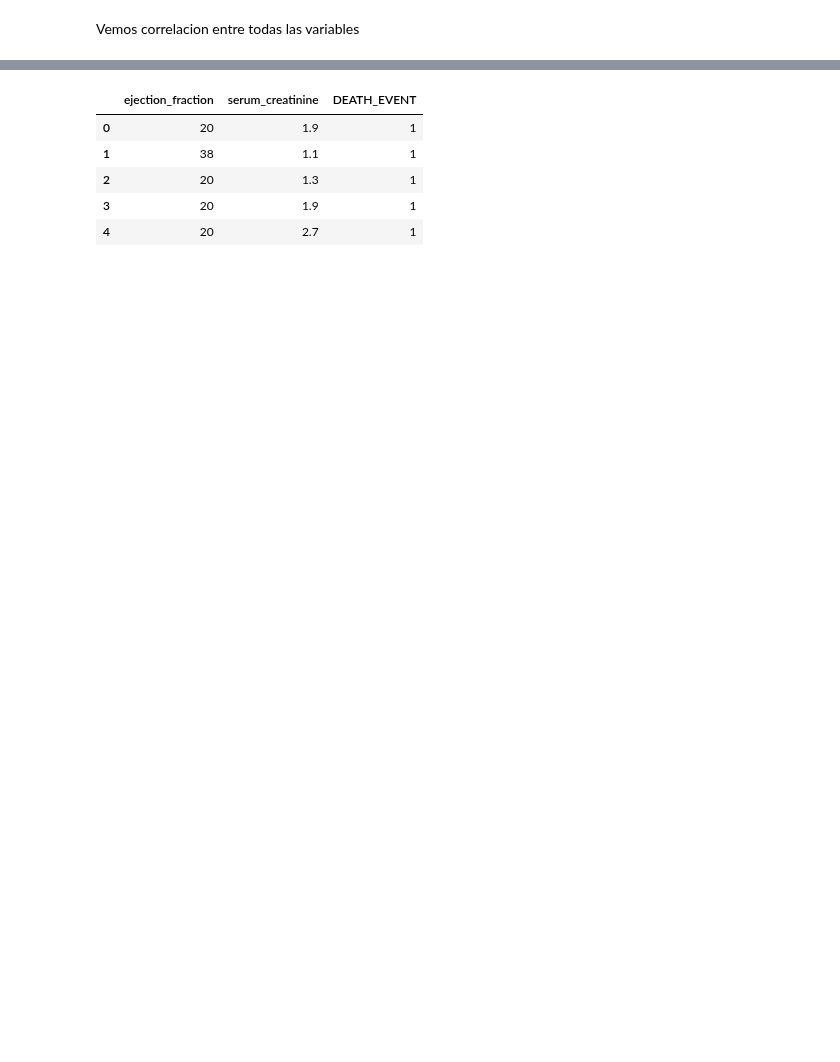
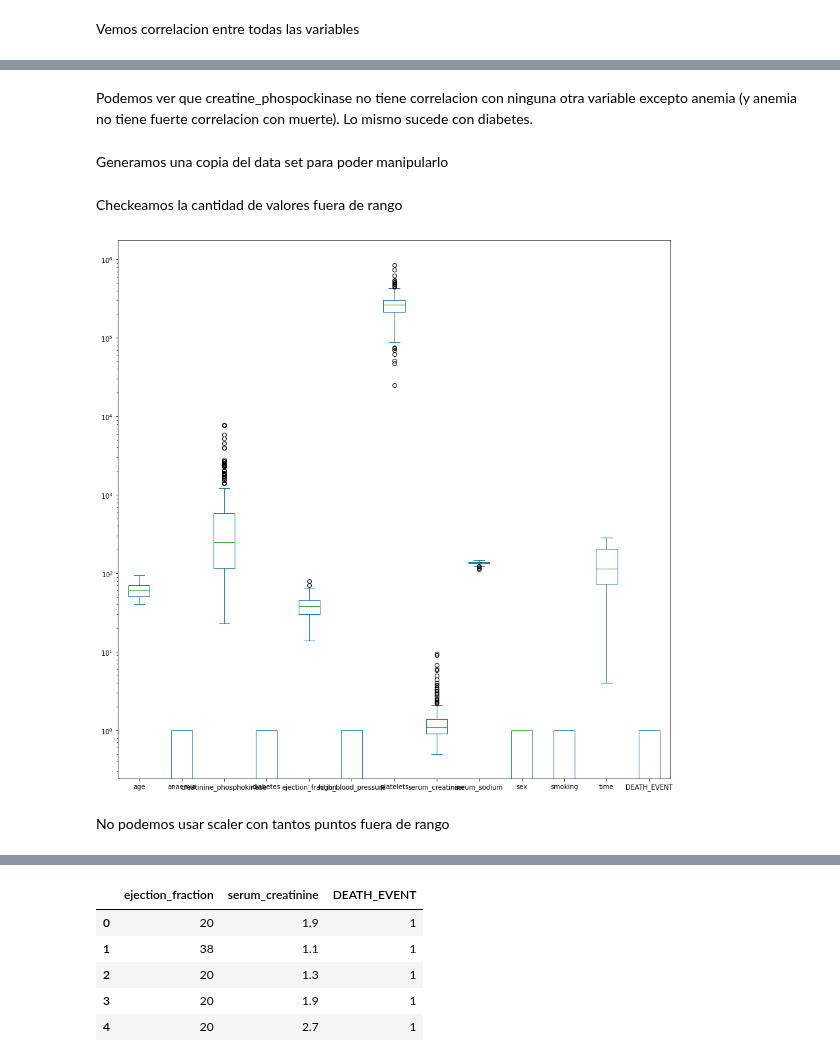
Before and after one commit to Fedenov/Aprendizaje_Automatico_Tarea3, a Jupyter notebook: Tarea3.ipynb, the cells around one changed output, grey strips where cells are left out. Cells and saved outputs as stored; diff of their text form; code cells hidden in the pictures; blank space fills up the shorter version.

```diff
--- a/Tarea3.ipynb
+++ b/Tarea3.ipynb
@@ -177,0 +176,5 @@ plt.show()
+# %% [markdown]
+Podemos ver que creatine_phospockinase no tiene correlacion con ninguna otra variable excepto anemia (y anemia no tiene fuerte correlacion con muerte).
+Lo mismo sucede con diabetes.
+# %% [markdown]
+Generamos una copia del data set para poder manipularlo
@@ -180,0 +186,8 @@ dataSet.drop(['creatinine_phosphokinase'], axis=1, inplace = True)
+# %% [markdown]
+Checkeamos la cantidad de valores fuera de rango
+# %%
+dataSet.plot(kind = 'box', figsize = (15, 15), logy = True);
+# %% [output]
+[figure, added]
+# %% [markdown]
+No podemos usar scaler con tantos puntos fuera de rango
```
Also changed, not shown: parts of 24 cells of this notebook.
